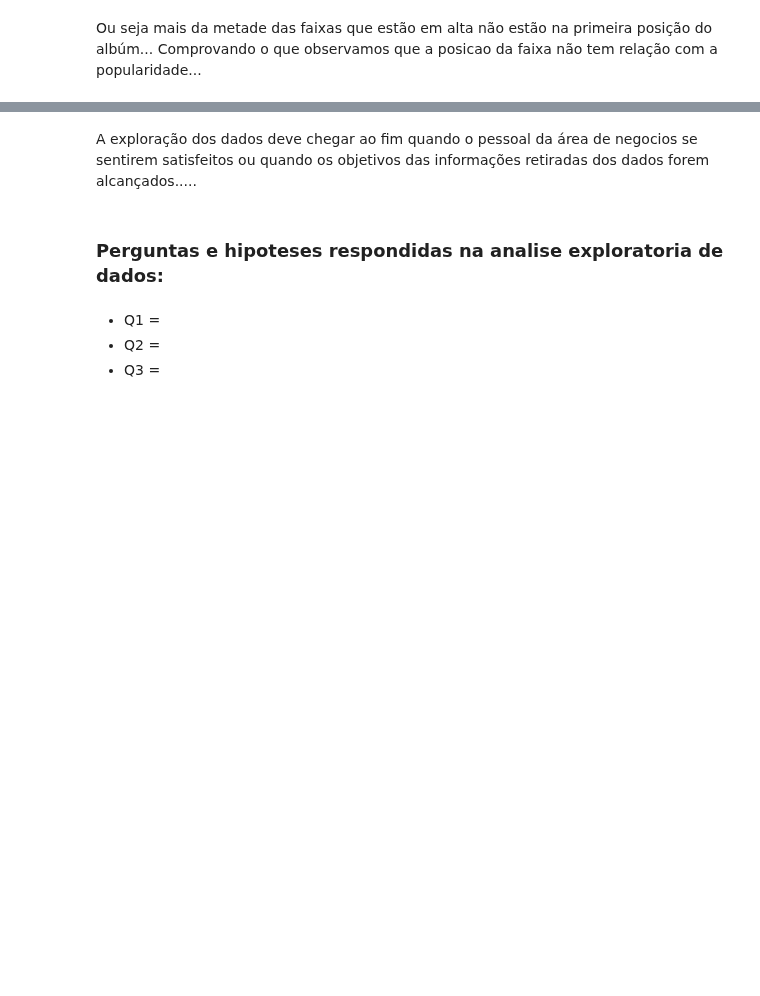
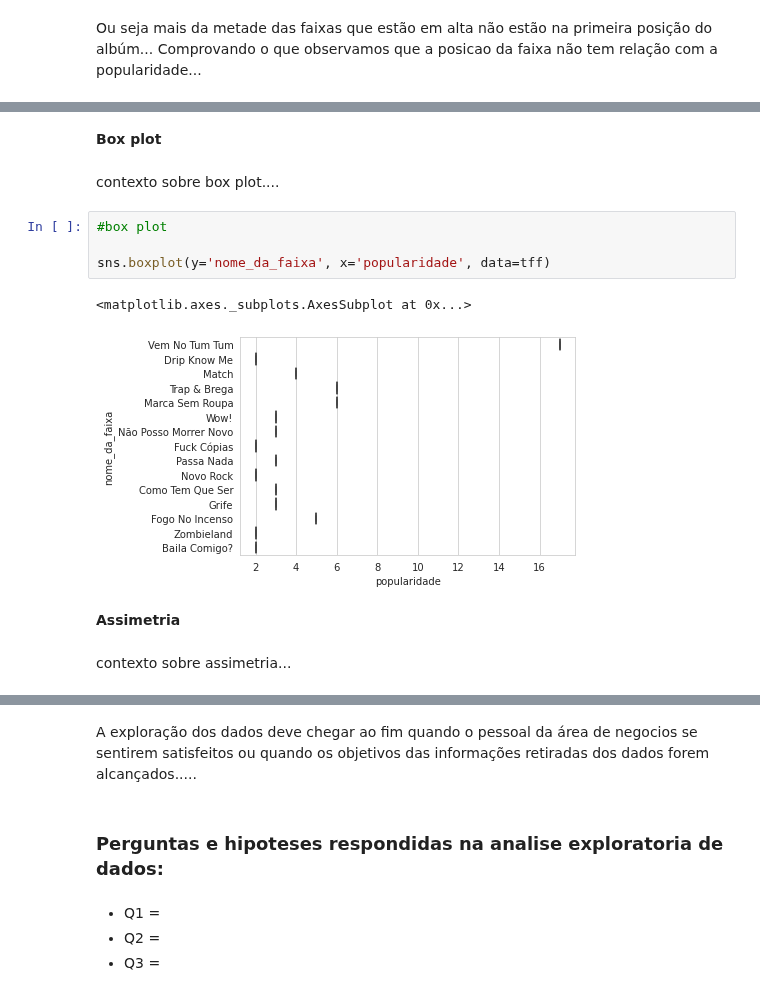
Before and after one commit to luislauriano/Data_Science, a Jupyter notebook: Projeto_construcao.ipynb, the cells around one changed output, grey strips where cells are left out. Saved outputs shown, nothing was run; the diff lists cells and outputs as text; blank space fills up the shorter version.

```diff
--- a/Projeto_construcao.ipynb
+++ b/Projeto_construcao.ipynb
@@ -798,0 +853,15 @@ Ou seja mais da metade das faixas que estão em alta não estão na primeira pos
+# %% [markdown]
+**Box plot**
+# %% [markdown]
+contexto sobre box plot....
+# %%
+#box plot
+
+sns.boxplot(y='nome_da_faixa', x='popularidade', data=tff)
+# %% [output]
+<matplotlib.axes._subplots.AxesSubplot at 0x...>
+[figure, added]
+# %% [markdown]
+**Assimetria**
+# %% [markdown]
+contexto sobre assimetria...
```
Also changed, not shown: parts of 19 cells of this notebook.
